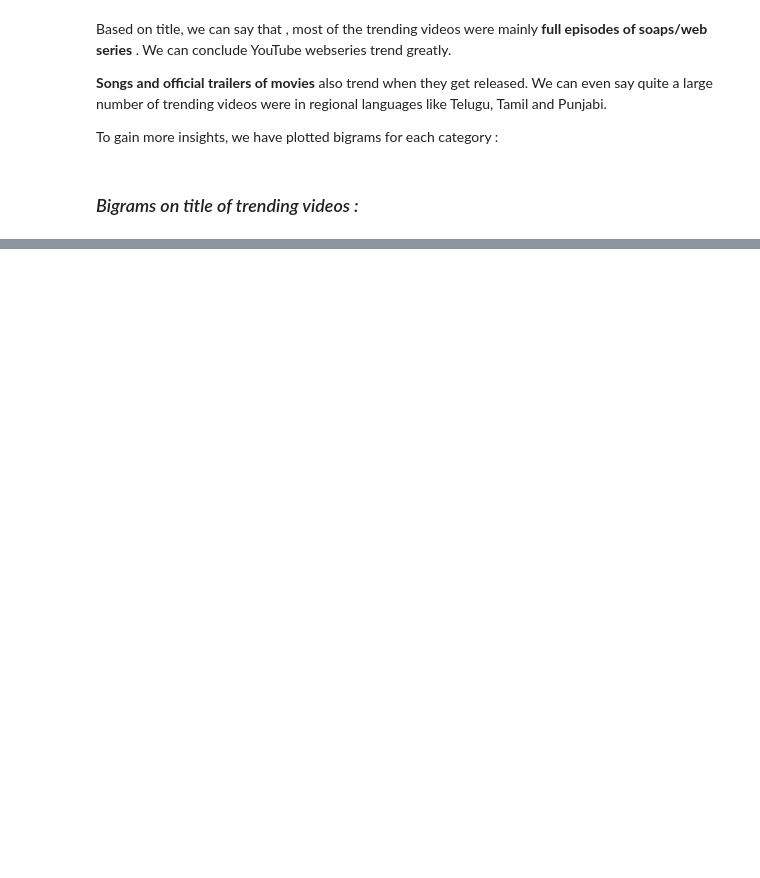
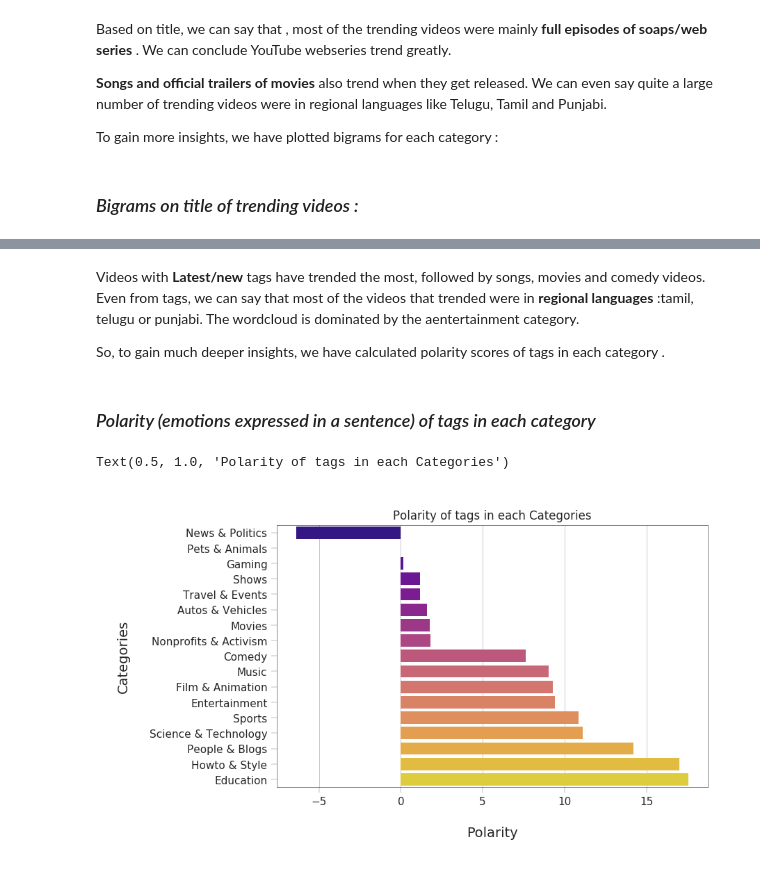
Before and after one commit to Shreya369/We-R, a Jupyter notebook: YouTube_Trending_Video_Analysis.ipynb, the cells around one changed output, grey strips where cells are left out. Saved outputs shown, nothing was run; the diff lists cells and outputs as text; code cells hidden in the pictures; blank space fills up the shorter version.

```diff
--- a/YouTube_Trending_Video_Analysis.ipynb
+++ b/YouTube_Trending_Video_Analysis.ipynb
@@ -414,0 +463,41 @@ To gain more insights, we have plotted bigrams for each category :
+# %% [markdown]
+Videos with **Latest/new** tags have trended the most, followed by songs, movies and comedy videos. Even from tags, we can say that most of the videos that trended were in **regional languages** :tamil, telugu or punjabi. The wordcloud is dominated by the aentertainment category.
+
+So, to gain much deeper insights, we have calculated polarity scores of tags in each category .
+# %% [markdown]
+### *Polarity (emotions expressed in a sentence) of tags in each category*
+# %%
+#1500 most common tags are considered in calculating polarity scores using NLTK sentiment analyzer
+
+en_stopwords = list(stopwords.words('english'))
+polarity = list()
+catlist = INvideos['Categories'].unique()
+for c in catlist:
+    dep_words = INvideos[INvideos['Categories']==c]['tags'].str.lower().str.cat(sep=' ')
+    tokens = word_tokenize(dep_words)
+    filtered1 = [w for w in tokens if not w in en_stopwords]
+    filtered2 = [w for w in filtered1 if w.isalnum()] # removes punctuation,numbers and returns list of words
+    final = [w for w in filtered2 if not w.isdigit()] # removing numbers
+    N=len(final)
+    dist = nltk.FreqDist(final)
+    word_freq = pd.DataFrame(dist.most_common(1500),
+                    columns=['Word', 'Frequency'])
+    compound = .0
+    for word in word_freq['Word'].head(1500):
+        compound += SentimentIntensityAnalyzer().polarity_scores(word)['compound']
+    polarity.append(compound)
+
+catlist = pd.DataFrame(catlist)
+polarity = pd.DataFrame(polarity)
+sentiment = pd.concat([catlist,polarity],axis=1)
+sentiment.columns = ['Category','Polarity']
+sentiment=sentiment.sort_values('Polarity').reset_index()
+
+
+ax = sns.barplot(x=sentiment['Polarity'],y=sentiment['Category'], data=sentiment,orient='h',palette="plasma")
+plt.ylabel("Categories")
+plt.xlabel("Polarity")
+plt.title("Polarity of tags in each Categories")
+# %% [output]
+Text(0.5, 1.0, 'Polarity of tags in each Categories')
+[figure, added]
```
Also changed, not shown: parts of 11 cells of this notebook.
